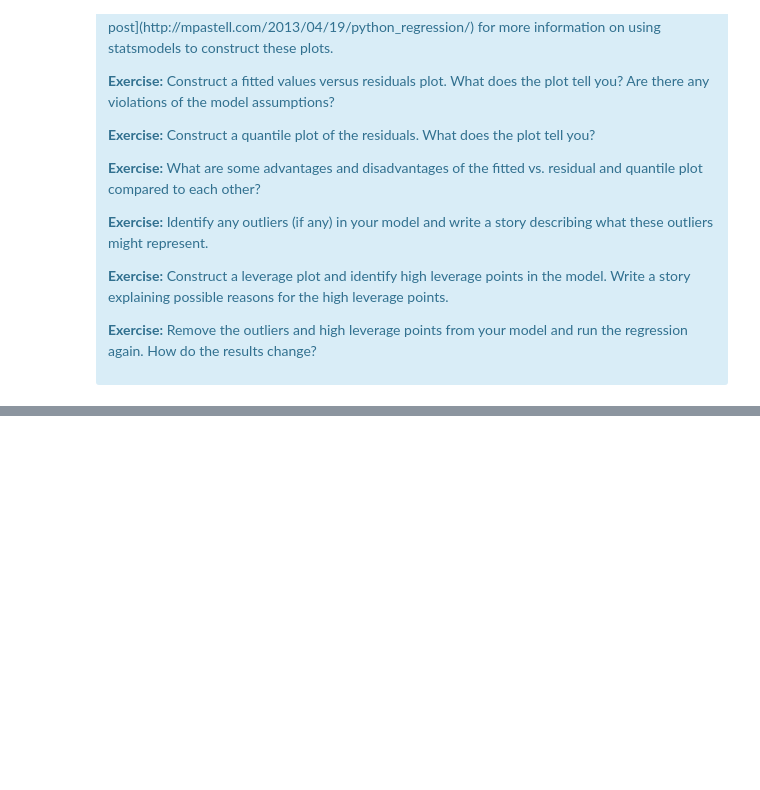
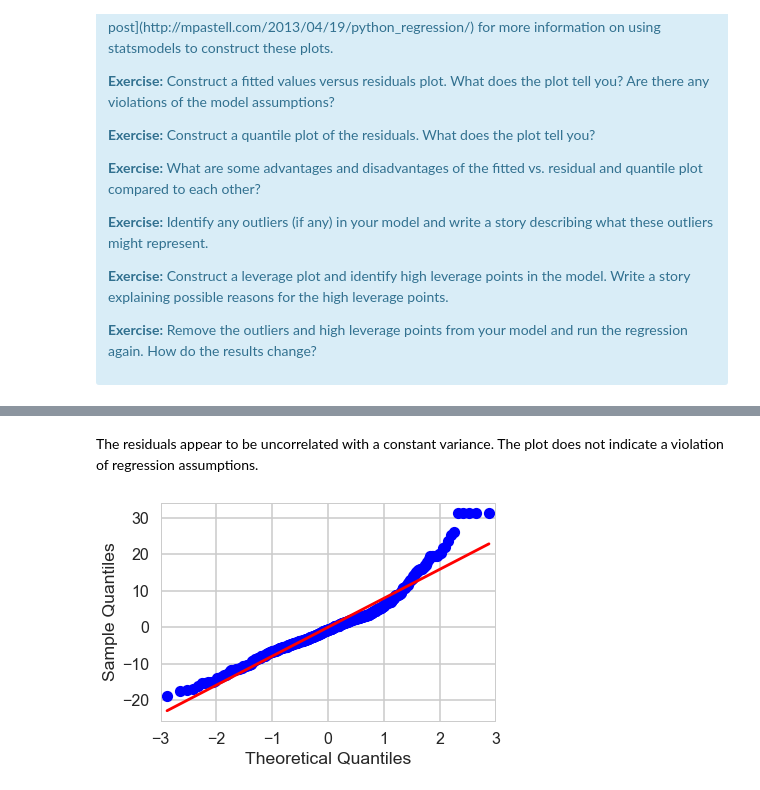
Before and after one commit to joshyou/springboard, a Jupyter notebook: linear_regression/Mini_Project_Linear_Regression.ipynb, the cells around one changed output, grey strips where cells are left out. Cells and saved outputs as stored; diff of their text form; code cells hidden in the pictures; blank space fills up the shorter version.

```diff
--- a/linear_regression/Mini_Project_Linear_Regression.ipynb
+++ b/linear_regression/Mini_Project_Linear_Regression.ipynb
@@ -833,0 +908,9 @@ There are some other issues that are important investigate with linear regressio
+# %% [markdown]
+The residuals appear to be uncorrelated with a constant variance. The plot does not indicate a violation of regression assumptions.
+# %%
+import statsmodels.api as sm
+
+_ = sm.qqplot(m2.resid, line = 's')
+#plt.show()
+# %% [output]
+[figure, added]
```
Also changed, not shown: parts of 36 cells of this notebook.
